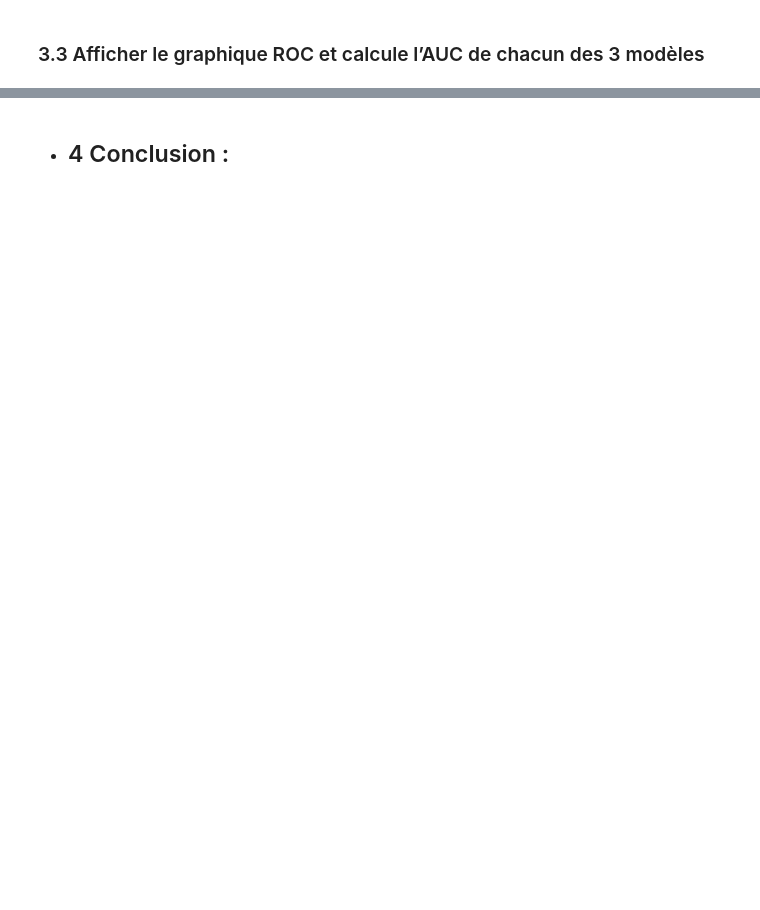
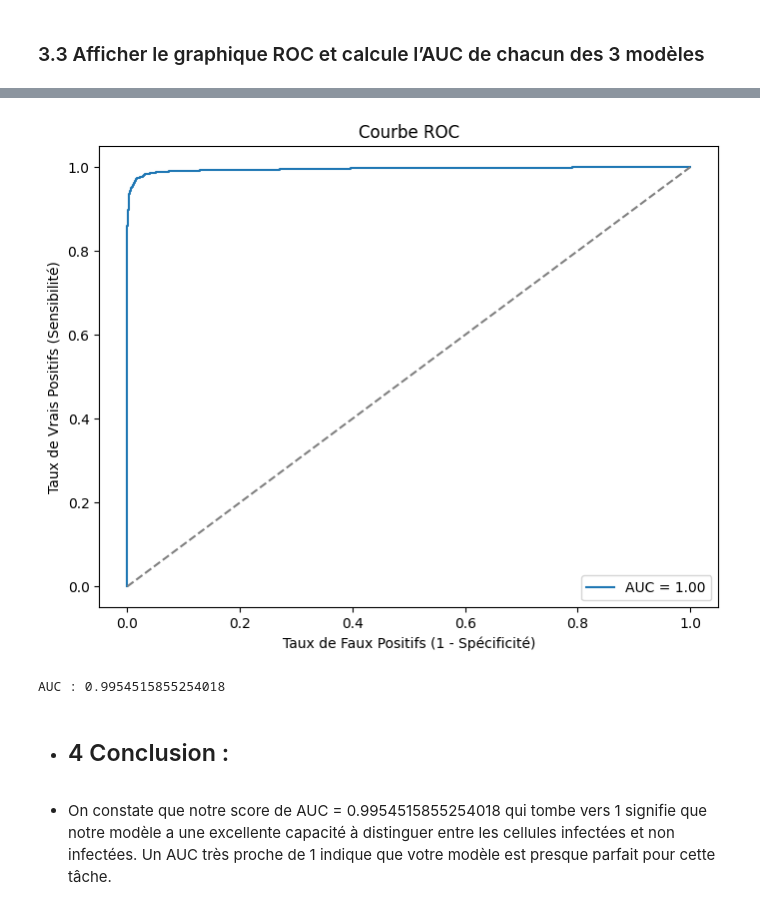
Before and after one commit to SouLayman2022/Blood_cells_Classification, a Jupyter notebook: Classification_images_globules_rouges.ipynb, the cells around one changed output, grey strips where cells are left out. Cells and saved outputs as stored; diff of their text form; code cells hidden in the pictures; blank space fills up the shorter version.

Commit message:
Projet finit avec an score auc eleve proche de 1

```diff
--- a/Classification_images_globules_rouges.ipynb
+++ b/Classification_images_globules_rouges.ipynb
@@ -53,2 +107,6 @@ Détection Du Paludisme
 # %% [markdown]
 ### 1.4 Encoder les labels
+# %%
+# Encodage des labels
+label_encoder = LabelEncoder()
+labels_encoded = label_encoder.fit_transform(labels)
@@ -66,0 +205,10 @@ Détection Du Paludisme
+# %%
+# Définition des callbacks
+callbacks = [
+    EarlyStopping(patience=3, monitor='val_loss'),
+    ReduceLROnPlateau(factor=0.1, patience=2, monitor='val_loss')
+]
+
+# Compilation et entraînement des modèles
+model.compile(optimizer='adam', loss='sparse_categorical_crossentropy', metrics=['accuracy'])
+model.fit(images_normalized, labels_encoded, epochs=10, validation_split=0.2, callbacks=callbacks)
@@ -72,0 +243,3 @@ Détection Du Paludisme
+# %%
+# Séparation en ensembles d'entraînement et de test
+X_train, X_test, y_train, y_test = train_test_split(images_normalized, labels_encoded, test_size=0.2, random_state=42)
@@ -76,0 +296,28 @@ Détection Du Paludisme
+# %%
+# Calculer les scores de probabilité pour les classes positives
+y_prob = model.predict(X_test)
+
+# Dans un problème binaire, les probabilités pour la classe positive sont dans la deuxième colonne (index 1)
+if y_prob.shape[1] > 1:
+    y_prob = y_prob[:, 1]
+else:
+    y_prob = y_prob.ravel()
+
+# Calculer la courbe ROC
+fpr, tpr, thresholds = roc_curve(y_test, y_prob)
+
+# Calculer l'AUC
+auc = roc_auc_score(y_test, y_prob)
+
+# Afficher la courbe ROC
+plt.figure(figsize=(8, 6))
+plt.plot(fpr, tpr, label=f'AUC = {auc:.2f}')
+plt.plot([0, 1], [0, 1], linestyle='--', color='grey')
+plt.xlabel('Taux de Faux Positifs (1 - Spécificité)')
+plt.ylabel('Taux de Vrais Positifs (Sensibilité)')
+plt.title('Courbe ROC')
+plt.legend()
+plt.show()
+
+print("AUC :", auc)
+# %% [output]
@@ -77,2 +325,7 @@ Détection Du Paludisme
+[figure, added]
+AUC : 0.9954515855254018
 # %% [markdown]
 - ## 4 Conclusion :
+# %% [markdown]
+- On constate que notre score de AUC = 0.9954515855254018 qui tombe vers 1 signifie que notre modèle a une excellente capacité à distinguer entre les cellules infectées et non infectées.
+Un AUC très proche de 1 indique que votre modèle est presque parfait pour cette tâche.
```
Also changed, not shown: parts of 25 cells of this notebook, 2 other files.
